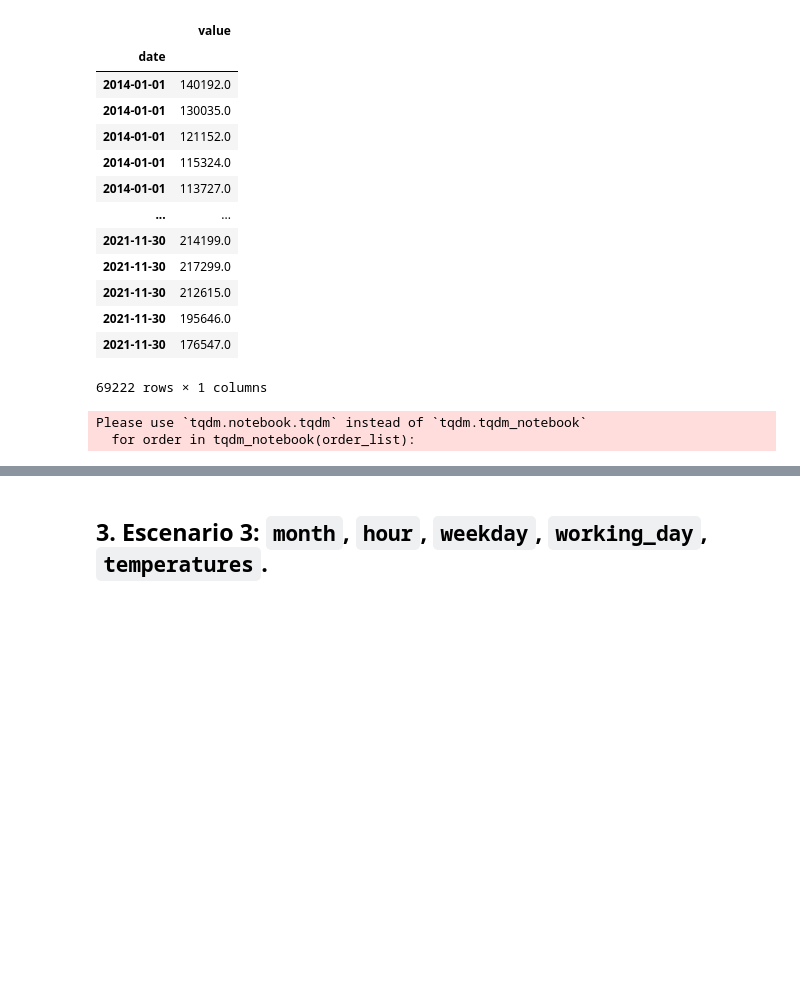
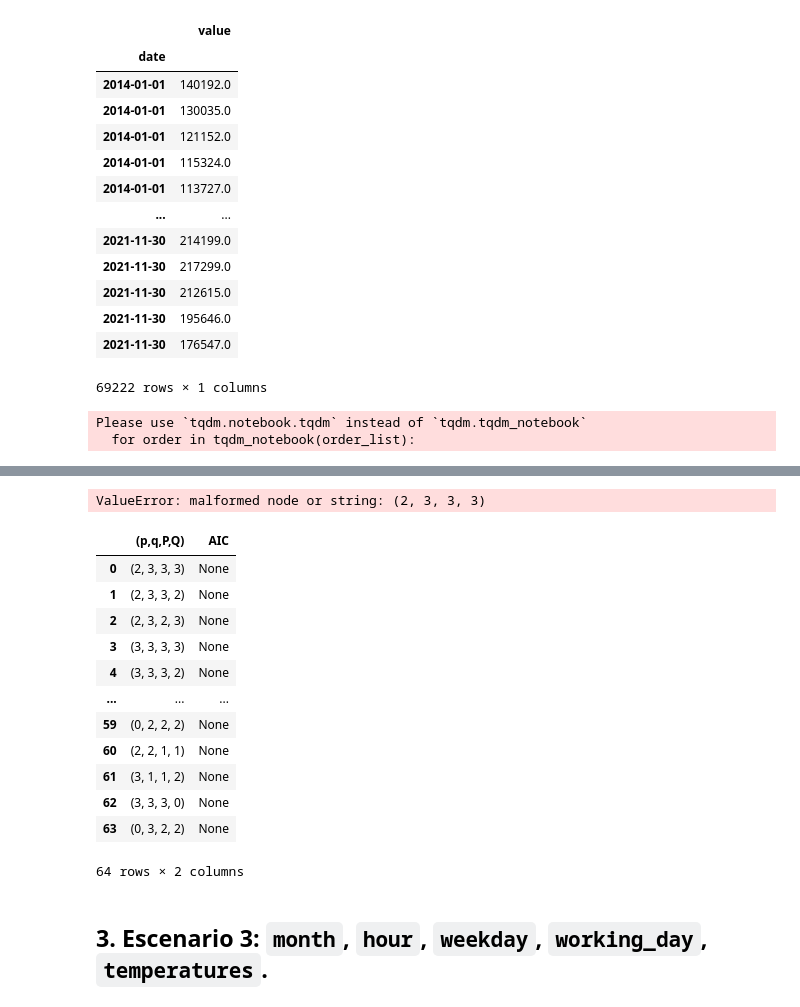
Before and after one commit to BernardoJoseLlamasVerna/tfm_data_science, a Jupyter notebook: version_0/Electric_Demand_Refactor/models/SARIMAX/SARIMAX_TEST.ipynb, the cells around one changed output, grey strips where cells are left out. Drawn from its saved outputs; the diff is of its cells as text; code cells hidden in the pictures; blank space fills up the shorter version.

Commit message:
Trying to split SARIMAX searching variables

```diff
--- a/version_0/Electric_Demand_Refactor/models/SARIMAX/SARIMAX_TEST.ipynb
+++ b/version_0/Electric_Demand_Refactor/models/SARIMAX/SARIMAX_TEST.ipynb
@@ -460,3 +575,23 @@ Please use `tqdm.notebook.tqdm` instead of `tqdm.tqdm_notebook`
+# %%
+optimize_SARIMAX_by_row(train_sarimax_2, exo_train_2, subsets[0], d, D, s)
+# %% [output]
+ValueError: malformed node or string: (2, 3, 3, 3)
+# %%
+result_df_2_a
+# %% [output]
+|  | (p,q,P,Q) | AIC |
+| 0 | (2, 3, 3, 3) | None |
+| 1 | (2, 3, 3, 2) | None |
+| 2 | (2, 3, 2, 3) | None |
+| 3 | (3, 3, 3, 3) | None |
+| 4 | (3, 3, 3, 2) | None |
+| ... | ... | ... |
+| 59 | (0, 2, 2, 2) | None |
+| 60 | (2, 2, 1, 1) | None |
+| 61 | (3, 1, 1, 2) | None |
+| 62 | (3, 3, 3, 0) | None |
+| 63 | (0, 3, 2, 2) | None |
+64 rows × 2 columns
 # %% [markdown]
 ## 3. Escenario 3: `month`, `hour`, `weekday`, `working_day`, `temperatures`.
 # %%
```
Also changed, not shown: parts of 9 cells of this notebook.
